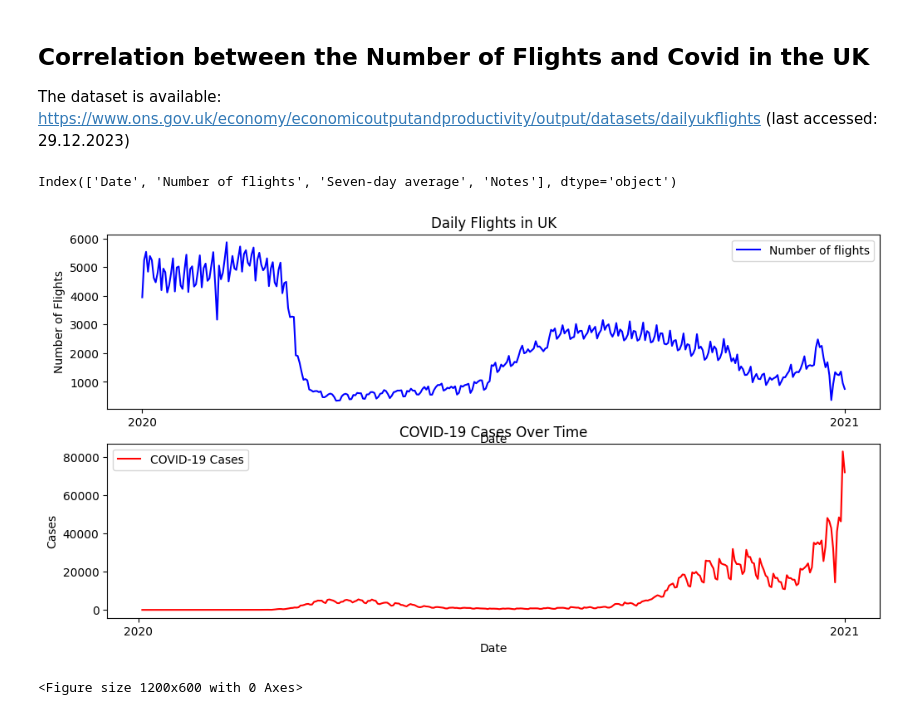
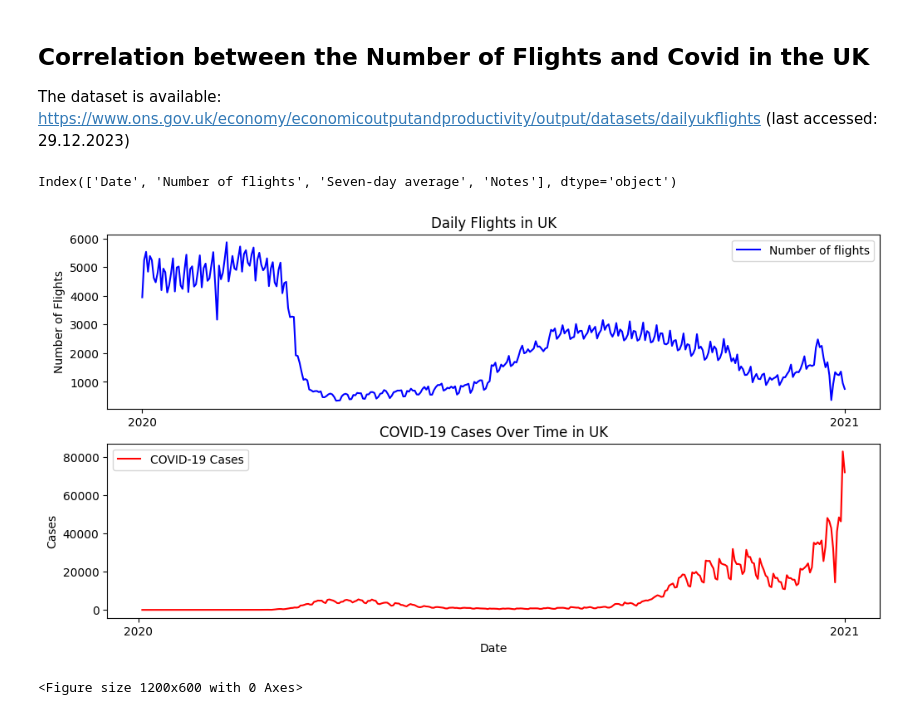
Before and after one commit to TGaub/TP3_1_Data_analysis_Influence_of_COVID, a Jupyter notebook: TP3_1_Data_analysis_Influence_of_COVID.ipynb, the cells around one changed output. Cells and saved outputs as stored; diff of their text form; code cells hidden in the pictures.

Commit message:
Adjustment on comments in TP3_1_Data_analysis

```diff
--- a/TP3_1_Data_analysis_Influence_of_COVID.ipynb
+++ b/TP3_1_Data_analysis_Influence_of_COVID.ipynb
@@ -374,51 +375,46 @@ endPeriod = '2021-01-01'
 uk_flights_df = pd.read_csv('Data/dailyukflightsdataset.csv')
 print(uk_flights_df.columns)
 
-# Convert 'Date' from string to datetime object for better plotting
-# Here's the correction: use pd.to_datetime instead of uk_flights_df.to_datetime
+# Convert 'Date' from string to datetime
 uk_flights_df['Date'] = pd.to_datetime(uk_flights_df['Date'])
 
-# If you only want to consider data from 2020 onwards
+# Set the range for the dates
 uk_flights_df = uk_flights_df[uk_flights_df['Date'] >= pd.to_datetime(startPeriod)]
 uk_flights_df = uk_flights_df[uk_flights_df['Date'] <= pd.to_datetime(endPeriod)]
 
-
-
 # Load COVID data for United Kingdom
 uk_covid_data = covid_data_df[covid_data_df['location'] == 'United Kingdom']
-uk_covid_data = uk_covid_data.groupby('date')['new_cases'].sum()  # Sum new cases for each date
-uk_covid_data = uk_covid_data[uk_covid_data.index <= pd.to_datetime(endPeriod)]
+uk_covid_data = uk_covid_data.groupby('date')['new_cases'].sum()
+uk_covid_data = uk_covid_data[uk_covid_data.index <= pd.to_datetime(endPeriod)] # Filter for dates up to endPeriod
 
 
 # Create subplots
 fig, axs = plt.subplots(2, 1, figsize=(12, 6))  # 2 rows, 1 column
 
 # Plotting the data
 plt.figure(figsize=(12, 6))
+plt.subplots_adjust(left=0.1, bottom=1.1, right=0.9, top=1.9, wspace=0.4,hspace=0.4)
 
 # Plot flight data
 axs[0].plot(uk_flights_df['Date'], uk_flights_df['Number of flights'], label='Number of flights', color='blue')
 axs[0].xaxis.set_major_locator(mdates.YearLocator())
 axs[0].xaxis.set_major_formatter(mdates.DateFormatter('%Y'))
 axs[0].set_title('Daily Flights in UK')
-axs[0].set_xlabel('Date')
 axs[0].set_ylabel('Number of Flights')
 axs[0].legend()
-
-
 
 # Plot COVID-19 data
 axs[1].plot(uk_covid_data.index, uk_covid_data, label='COVID-19 Cases', color='red')
 axs[1].xaxis.set_major_locator(mdates.YearLocator())
 axs[1].xaxis.set_major_formatter(mdates.DateFormatter('%Y'))
-axs[1].set_title('COVID-19 Cases Over Time')
+axs[1].set_title('COVID-19 Cases Over Time in UK')
 axs[1].set_xlabel('Date')
 axs[1].set_ylabel('Cases')
 axs[1].legend()
 
 plt.tight_layout()
 plt.show()
 # %% [output]
 Index(['Date', 'Number of flights', 'Seven-day average', 'Notes'], dtype='object')
-[figure, old version]
+[figure, new version]
 <Figure size 1200x600 with 0 Axes>
```
Also changed, not shown: parts of 3 cells of this notebook.
